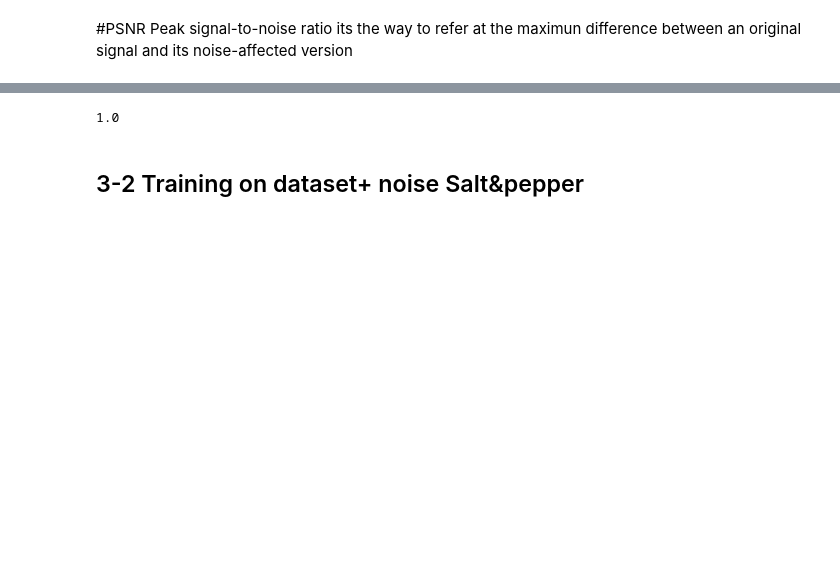
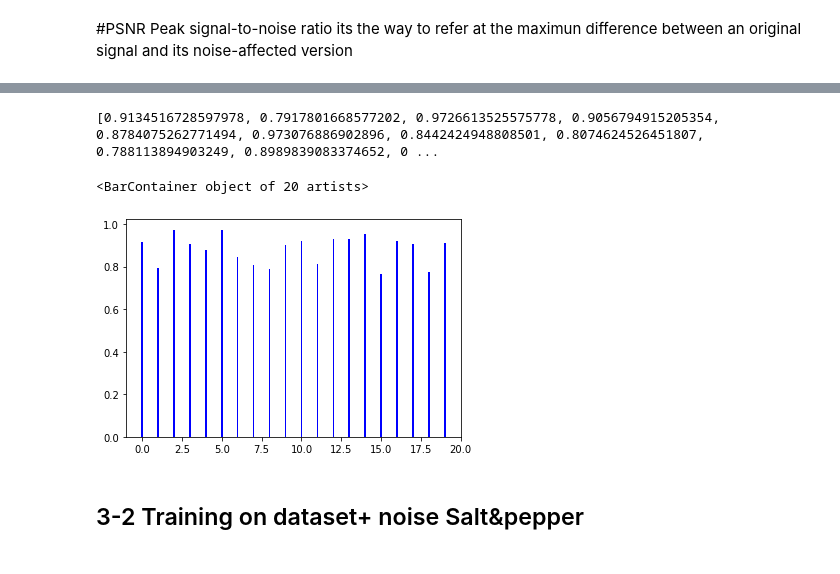
Before and after one commit to ecsquare/Deep-Compression-with-autoencoder, a Jupyter notebook: Compression_with_autoencoder.ipynb, the cells around one changed output, grey strips where cells are left out. Cells and saved outputs as stored; diff of their text form; code cells hidden in the pictures; blank space fills up the shorter version.

```diff
--- a/Compression_with_autoencoder.ipynb
+++ b/Compression_with_autoencoder.ipynb
@@ -123,10 +126,17 @@ pyplot.bar(range(20),d, width = 0.5, color = 'red')
 # %%
 from skimage.metrics import structural_similarity as ssim
-img1=X_test[0]
-image=X_test[0]
-ssim_noise=ssim(img1,image, data=img1.max()-image.min())
+s1=[]
+for i in range(20):
+    img1=X_test[i]
+    image=decoded_imgs[i]
+    ss=ssim(img1,image, data=img1.max()-image.min())
+    s1.append(ss)
+print(s1)
+plt.bar(range(20),s1, width = 0.1, color = 'Blue')
 # %% [output]
-1.0
+[0.9134516728597978, 0.7917801668577202, 0.9726613525575778, 0.9056794915205354, 0.8784075262771494, 0.973076886902896, 0.8442424948808501, 0.8074624526451807, 0.788113894903249, 0.8989839083374652, 0 ...
+<BarContainer object of 20 artists>
+[figure, added]
 # %% [markdown]
 <h2> 3-2 Training on dataset+ noise Salt&pepper <h2>
 # %% [markdown]
```
Also changed, not shown: parts of 3 cells of this notebook.
